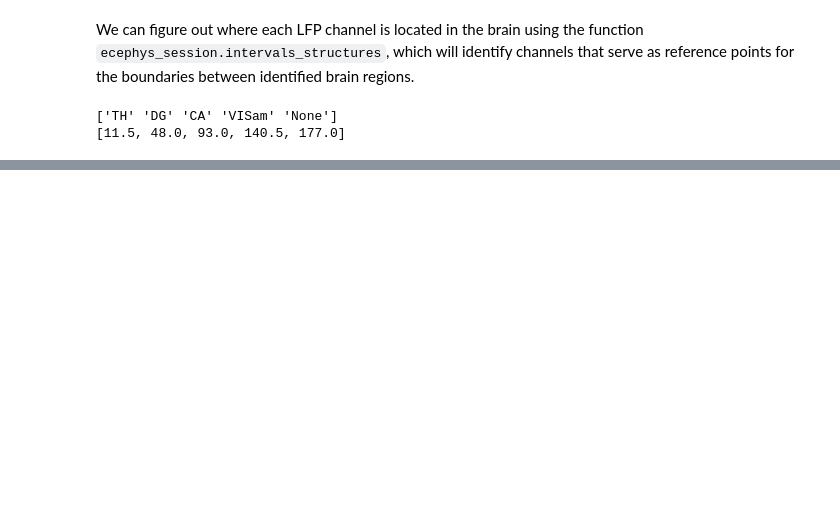
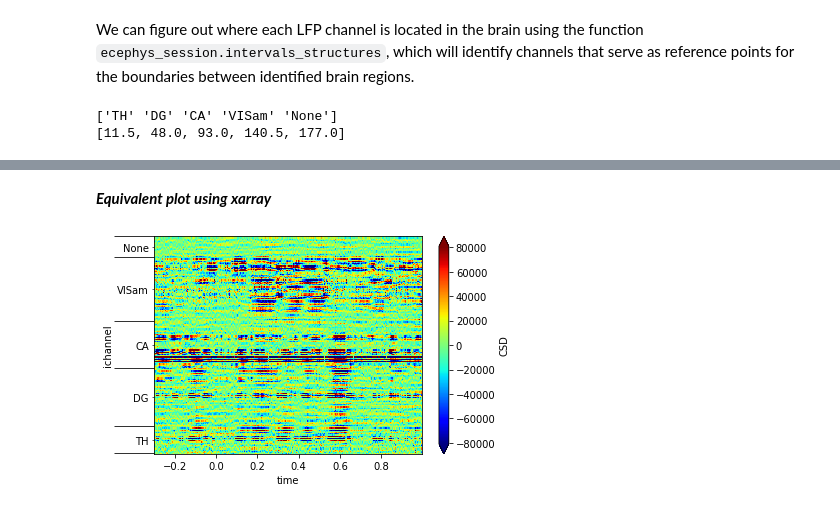
Before and after one commit to AllenInstitute/SWDB_2019, a Jupyter notebook: DynamicBrain/ecephys_files/EphysObservatory_LFP.ipynb, the cells around one changed output, grey strips where cells are left out. Saved outputs shown, nothing was run; the diff lists cells and outputs as text; code cells hidden in the pictures; blank space fills up the shorter version.

```diff
--- a/DynamicBrain/ecephys_files/EphysObservatory_LFP.ipynb
+++ b/DynamicBrain/ecephys_files/EphysObservatory_LFP.ipynb
@@ -264,0 +244,14 @@ plt.show()
+# %% [markdown]
+***Equivalent plot using xarray***
+# %%
+fig, ax = plt.subplots()
+csd.coords['ichannel']=('channel',range(len(csd.channel)))
+csd.plot(x='time', y='ichannel', robust=True, cmap=cm.jet)
+
+ax.set_yticks(intervals)
+plt.tick_params("y", which="major", labelleft=False, length=40)
+ax.set_yticks(interval_midpoints, minor=True)
+ax.set_yticklabels(structure_acronyms, minor=True)
+plt.show()
+# %% [output]
+[figure, added]
```
Also changed, not shown: parts of 25 cells of this notebook.
